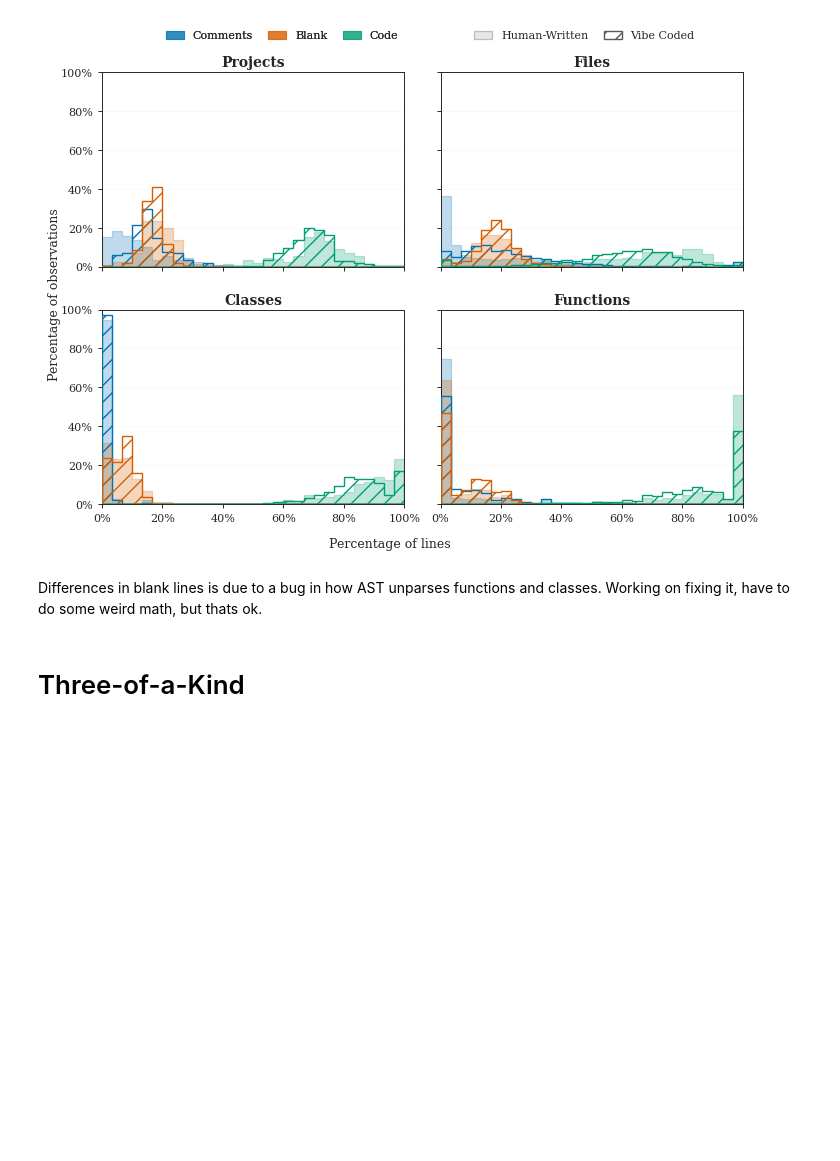
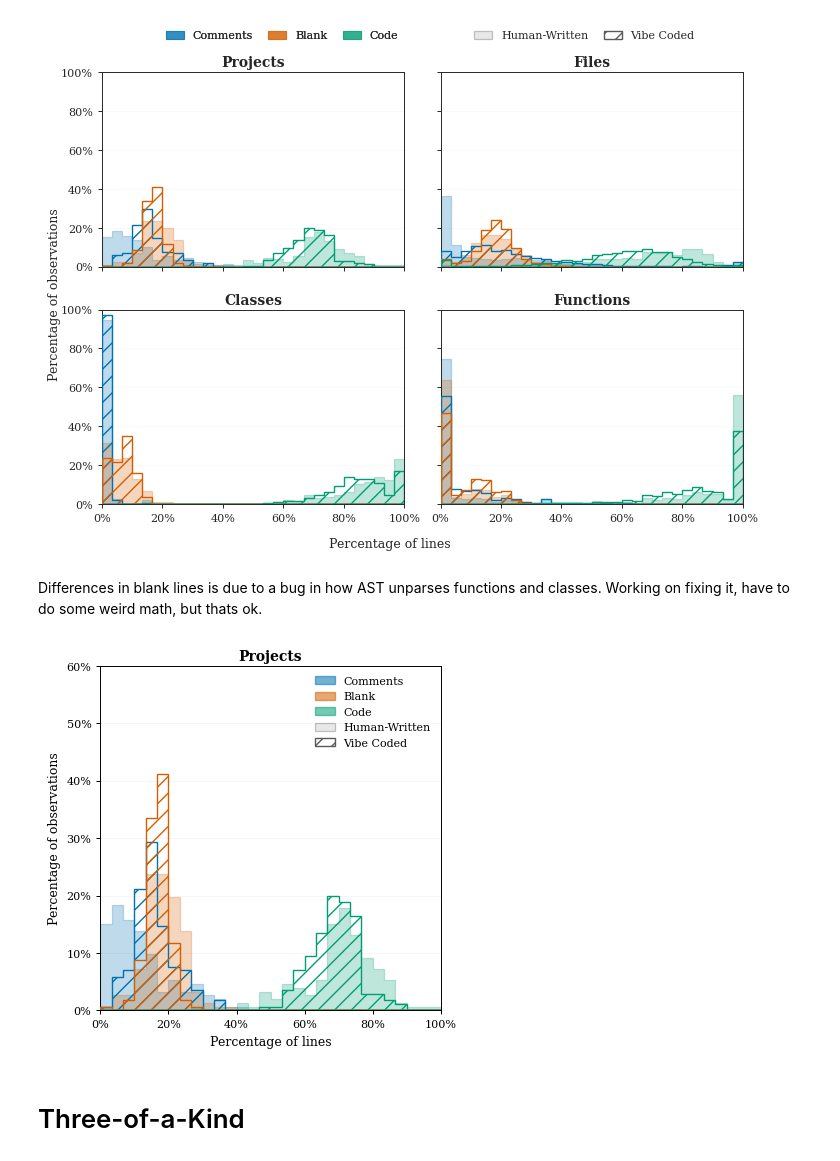
Before and after one commit to aefree2/Vibe_Coding_Personal_Projects, a Jupyter notebook: non_functional/viz_notebooks/paired.ipynb, the cells around one changed output. Saved outputs shown, nothing was run; the diff lists cells and outputs as text; code cells hidden in the pictures; blank space fills up the shorter version.

```diff
--- a/non_functional/viz_notebooks/paired.ipynb
+++ b/non_functional/viz_notebooks/paired.ipynb
@@ -1094,3 +1384,16 @@ Differences in blank lines is due to a bug in how AST unparses functions and cla
+# %%
+fig, ax = make_projects_figure(
+    df_proj,
+    title="Projects"
+)
+plt.show()
+
+fig.savefig(
+    "line_type_distributions.pdf",
+    bbox_inches="tight"
+)
+# %% [output]
+[figure, added]
 # %% [markdown]
 # Three-of-a-Kind
 # %%
```
Also changed, not shown: parts of 1 cell of this notebook, 2 other files.
